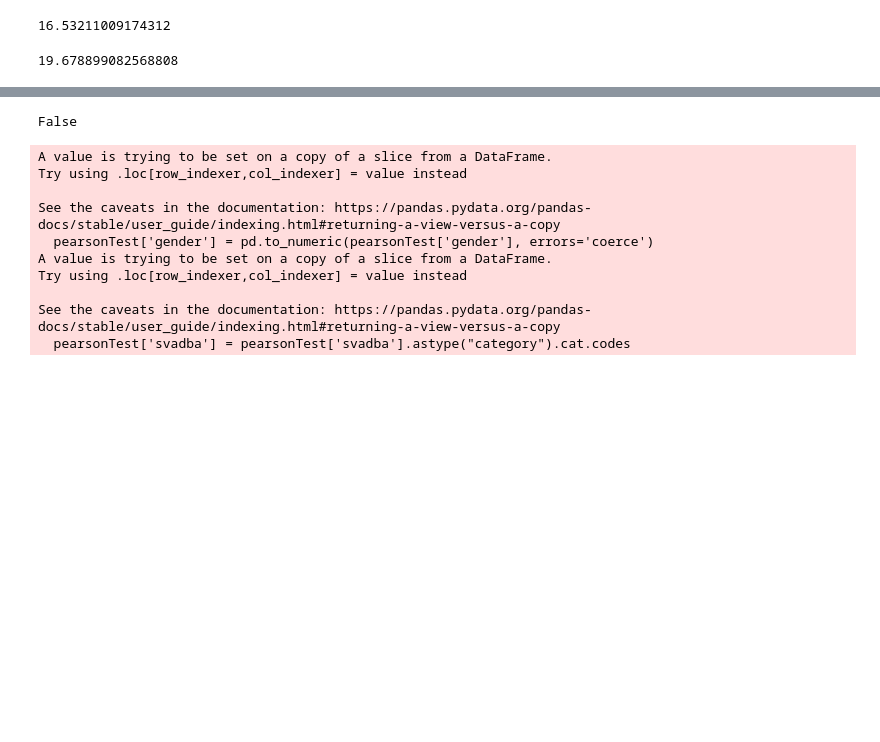
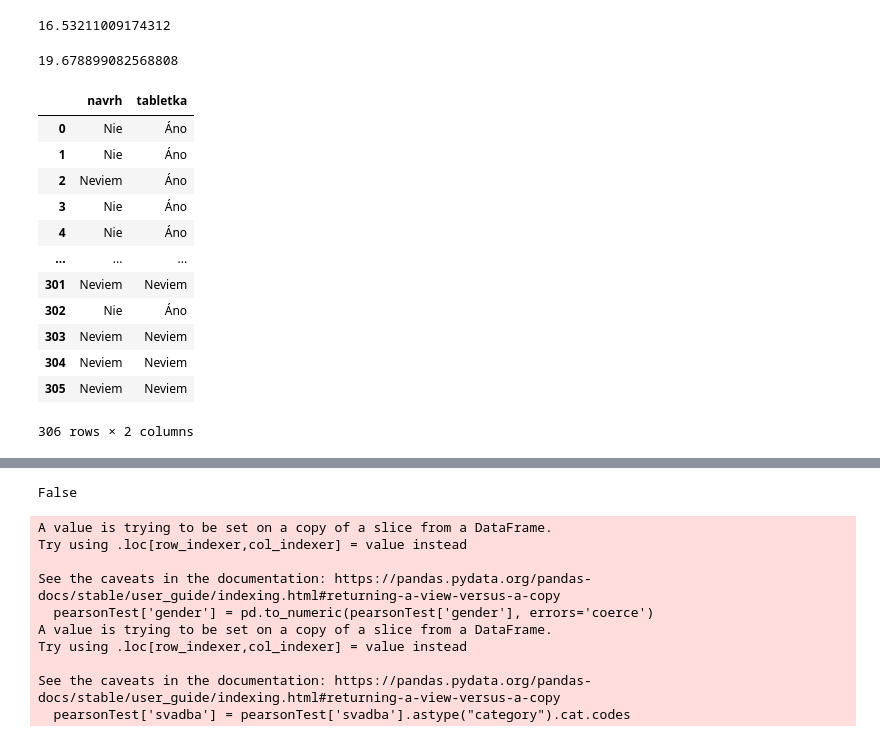
Before and after one commit to KlaraHirm/SOC, a Jupyter notebook: SOC.ipynb, the cells around one changed output, grey strips where cells are left out. Saved outputs shown, nothing was run; the diff lists cells and outputs as text; code cells hidden in the pictures; blank space fills up the shorter version.

```diff
--- a/SOC.ipynb
+++ b/SOC.ipynb
@@ -231,0 +279,16 @@ korelacia['vek'].mean()
+# %%
+pearsonTest
+# %% [output]
+|  | navrh | tabletka |
+| 0 | Nie | Áno |
+| 1 | Nie | Áno |
+| 2 | Neviem | Áno |
+| 3 | Nie | Áno |
+| 4 | Nie | Áno |
+| ... | ... | ... |
+| 301 | Neviem | Neviem |
+| 302 | Nie | Áno |
+| 303 | Neviem | Neviem |
+| 304 | Neviem | Neviem |
+| 305 | Neviem | Neviem |
+306 rows × 2 columns
```
Also changed, not shown: parts of 21 cells of this notebook.
